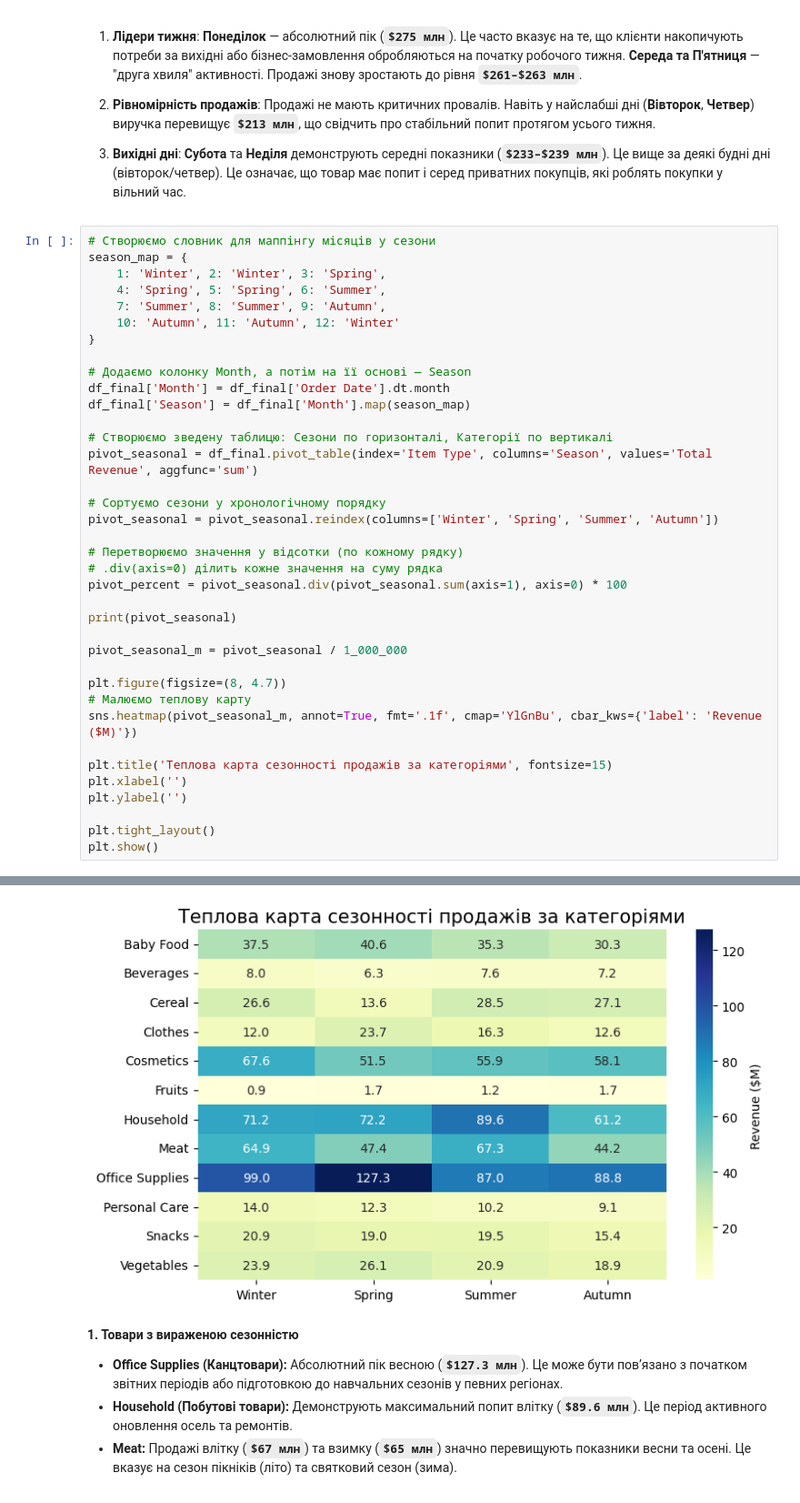
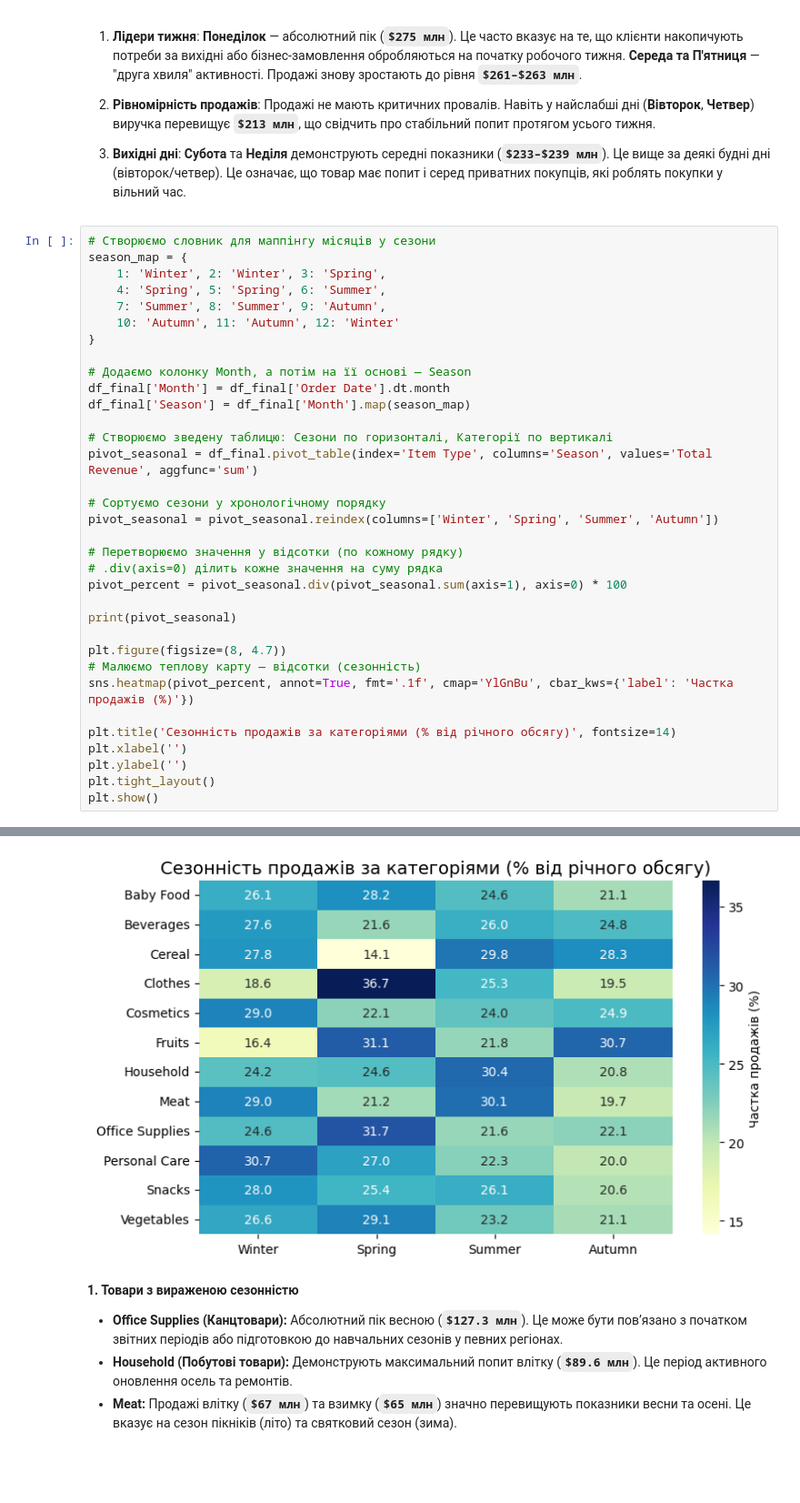
Before and after one commit to okpast/python-data-analysis-projects, a Jupyter notebook: retail_sales_analytics/retail_sales_analytics.ipynb, the cells around one changed output, grey strips where cells are left out. Shown at 91% size. Drawn from its saved outputs; the diff is of its cells as text; blank space fills up the shorter version.

```diff
--- a/retail_sales_analytics/retail_sales_analytics.ipynb
+++ b/retail_sales_analytics/retail_sales_analytics.ipynb
@@ -1211,41 +1215,38 @@ pivot_seasonal = df_final.pivot_table(index='Item Type', columns='Season', value
 
 # Сортуємо сезони у хронологічному порядку
 pivot_seasonal = pivot_seasonal.reindex(columns=['Winter', 'Spring', 'Summer', 'Autumn'])
 
 # Перетворюємо значення у відсотки (по кожному рядку)
 # .div(axis=0) ділить кожне значення на суму рядка
 pivot_percent = pivot_seasonal.div(pivot_seasonal.sum(axis=1), axis=0) * 100
 
 print(pivot_seasonal)
 
-pivot_seasonal_m = pivot_seasonal / 1_000_000
+plt.figure(figsize=(8, 4.7))
+# Малюємо теплову карту — відсотки (сезонність)
+sns.heatmap(pivot_percent, annot=True, fmt='.1f', cmap='YlGnBu', cbar_kws={'label': 'Частка продажів (%)'})
 
-plt.figure(figsize=(8, 4.7))
-# Малюємо теплову карту
-sns.heatmap(pivot_seasonal_m, annot=True, fmt='.1f', cmap='YlGnBu', cbar_kws={'label': 'Revenue ($M)'})
-
-plt.title('Теплова карта сезонності продажів за категоріями', fontsize=15)
+plt.title('Сезонність продажів за категоріями (% від річного обсягу)', fontsize=14)
 plt.xlabel('')
 plt.ylabel('')
-
 plt.tight_layout()
 plt.show()
 # %% [output]
 Season                Winter        Spring       Summer       Autumn
 Item Type
 Baby Food        37472551.20  4.055199e+07  35286588.56  30336454.08
 Beverages         8025882.80  6.298418e+06   7557219.15   7211640.80
 Cereal           26607295.00  1.355090e+07  28508580.10  27124630.50
 Clothes          12026810.40  2.368939e+07  16333753.76  12576598.08
 Cosmetics        67606859.20  5.154457e+07  55911759.20  58091638.40
 Fruits             906661.41  1.718875e+06   1202189.16   1692573.96
 Household        71216197.36  7.224600e+07  89557535.78  61185464.66
 Meat             64868962.62  4.740061e+07  67322252.97  44170195.44
 Office Supplies  99021038.97  1.273135e+08  87032262.87  88847185.14
 Personal Care    13997651.91  1.230903e+07  10169745.63   9102597.02
 Snacks           20920091.22  1.900414e+07  19494536.28  15369841.14
 Vegetables       23874216.02  2.610809e+07  20860340.24  18904086.36
-[figure, old version]
+[figure, new version]
 # %% [markdown]
 **1. Товари з вираженою сезонністю**
 
```
Also changed, not shown: parts of 1 cell of this notebook.
